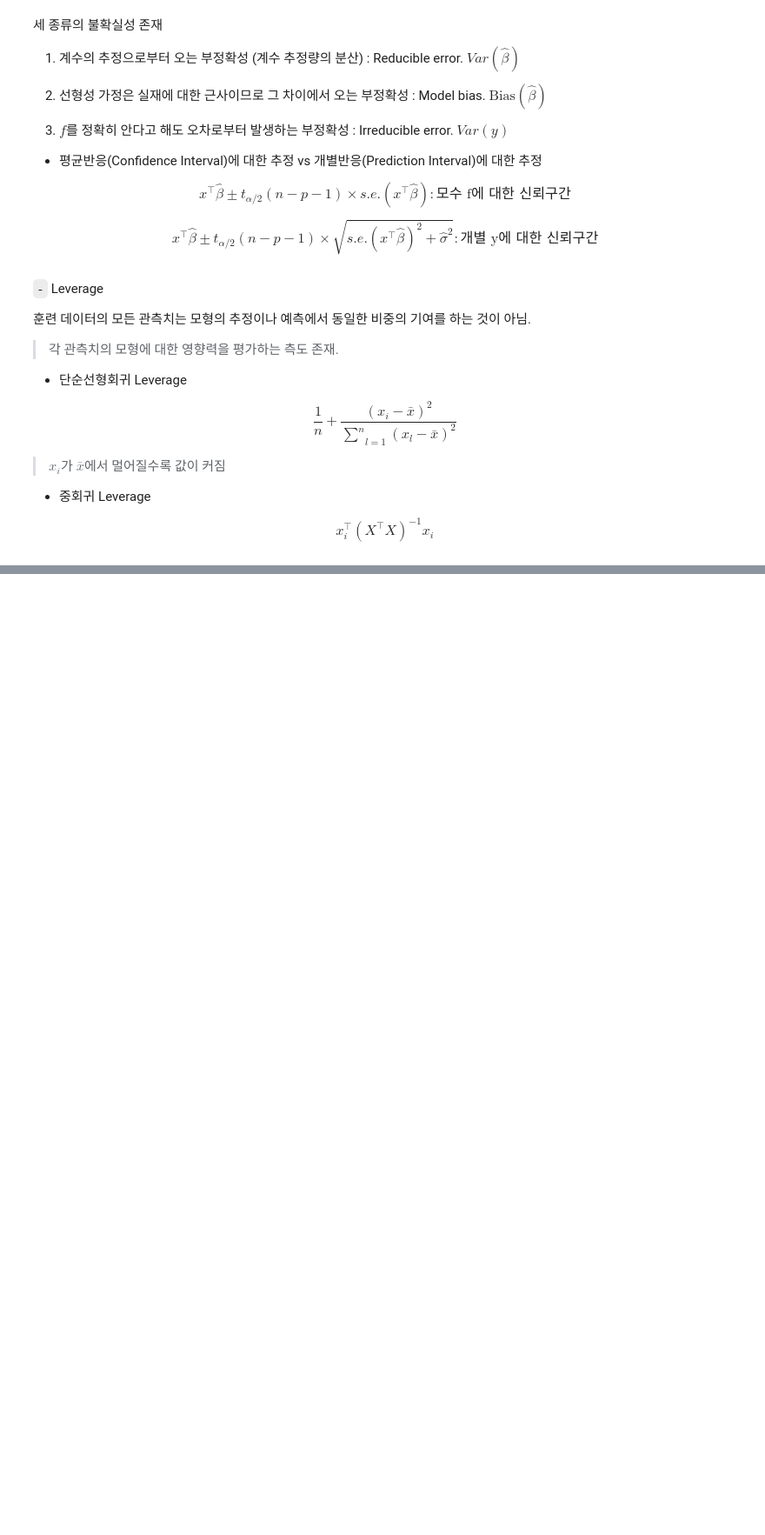
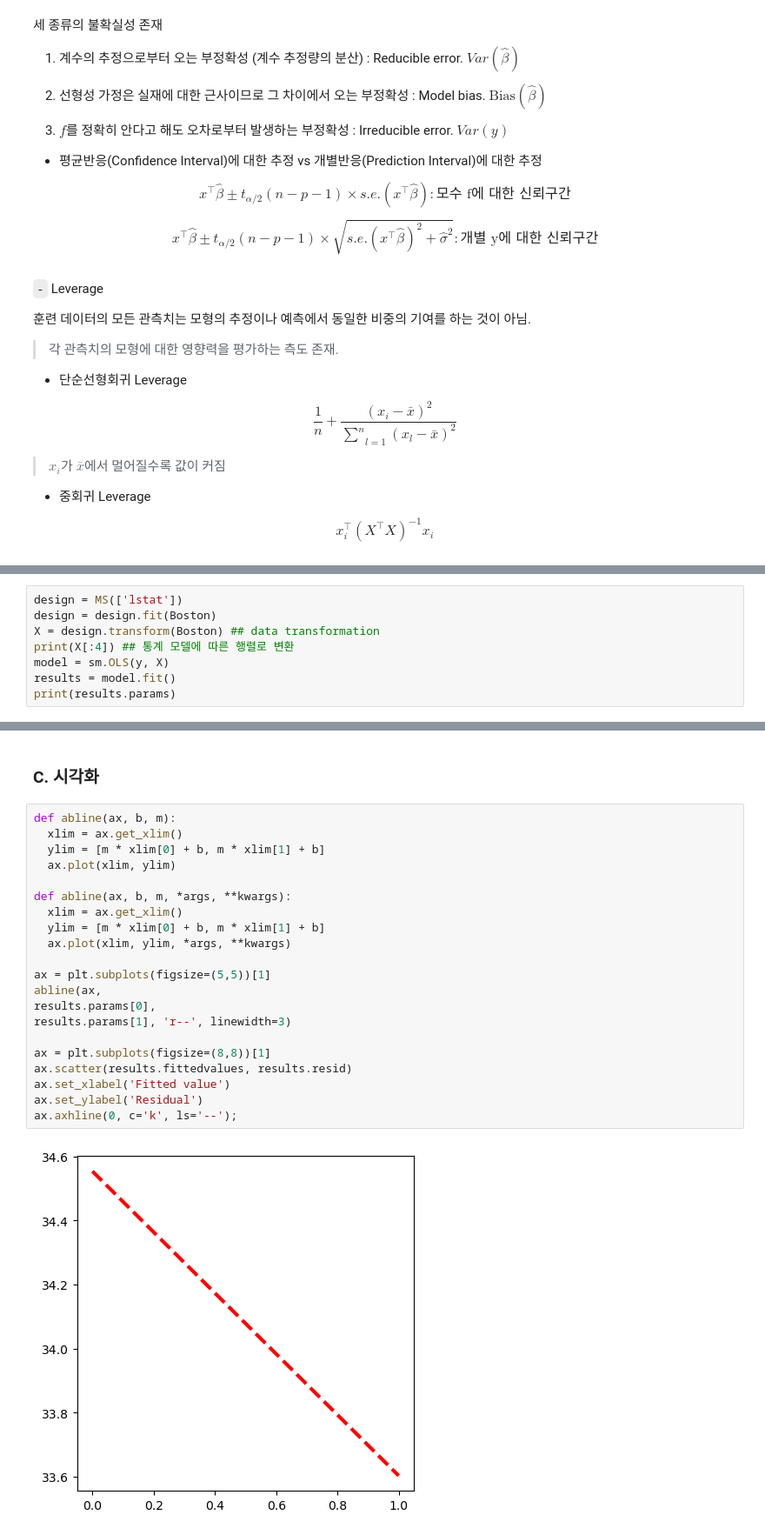
Before and after one commit to HollyRiver/ML2024, a Jupyter notebook: practice/2. Linear Regression.ipynb, the cells around one changed output, grey strips where cells are left out. Shown: that part at 87% size. Cells and saved outputs as stored; diff of their text form; blank space fills up the shorter version.

```diff
--- a/practice/2. Linear Regression.ipynb
+++ b/practice/2. Linear Regression.ipynb
@@ -148,0 +266,8 @@ $$x_i^{\top}(X^{\top}X)^{-1}x_i$$
+# %%
+design = MS(['lstat'])
+design = design.fit(Boston)
+X = design.transform(Boston) ## data transformation
+print(X[:4]) ## 통계 모델에 따른 행렬로 변환
+model = sm.OLS(y, X)
+results = model.fit()
+print(results.params)
@@ -148,0 +305,25 @@ $$x_i^{\top}(X^{\top}X)^{-1}x_i$$
+# %% [markdown]
+### C. 시각화
+# %%
+def abline(ax, b, m):
+  xlim = ax.get_xlim()
+  ylim = [m * xlim[0] + b, m * xlim[1] + b]
+  ax.plot(xlim, ylim)
+
+def abline(ax, b, m, *args, **kwargs):
+  xlim = ax.get_xlim()
+  ylim = [m * xlim[0] + b, m * xlim[1] + b]
+  ax.plot(xlim, ylim, *args, **kwargs)
+
+ax = plt.subplots(figsize=(5,5))[1]
+abline(ax,
+results.params[0],
+results.params[1], 'r--', linewidth=3)
+
+ax = plt.subplots(figsize=(8,8))[1]
+ax.scatter(results.fittedvalues, results.resid)
+ax.set_xlabel('Fitted value')
+ax.set_ylabel('Residual')
+ax.axhline(0, c='k', ls='--');
+# %% [output]
+[figure, added]
```
Also changed, not shown: parts of 54 cells of this notebook.
